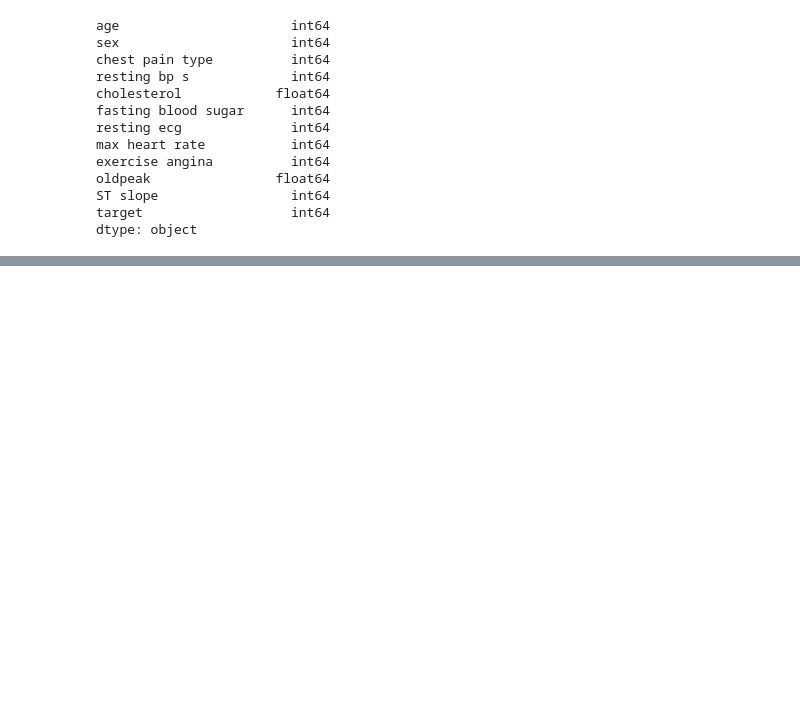
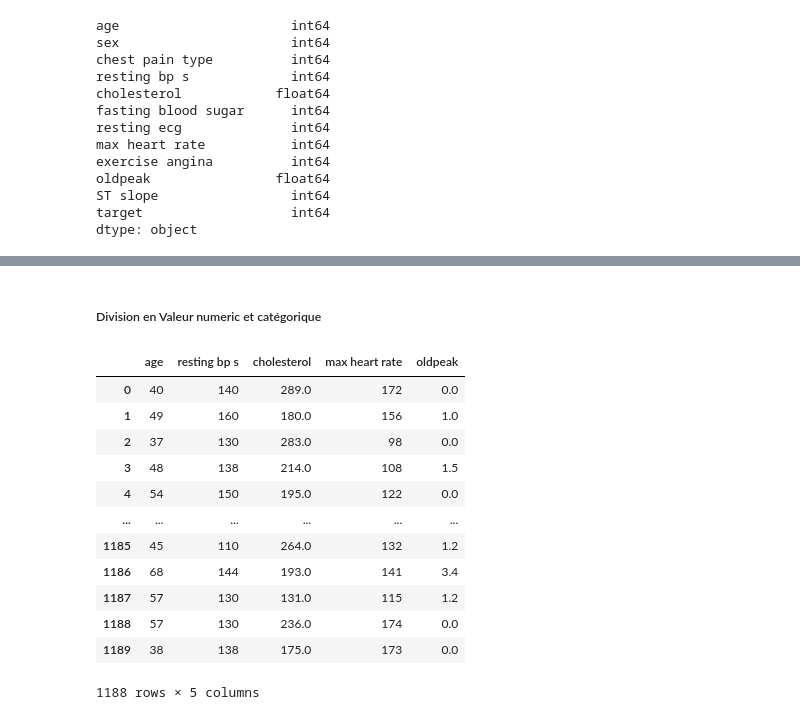
Before and after one commit to OthmaneSelloum/Heart-disease-prediction, a Jupyter notebook: Prediction Notebook.ipynb, the cells around one changed output, grey strips where cells are left out. Cells and saved outputs as stored; diff of their text form; code cells hidden in the pictures; blank space fills up the shorter version.

```diff
--- a/Prediction Notebook.ipynb
+++ b/Prediction Notebook.ipynb
@@ -134,0 +151,20 @@ data.loc[data['target'] == 1, 'target'] = 'heart disease'
+# %% [markdown]
+##### Division en Valeur numeric et catégorique
+# %%
+numerical_variables=data.select_dtypes(include=['int','float'])
+# %%
+numerical_variables
+# %% [output]
+|  | age | resting bp s | cholesterol | max heart rate | oldpeak |
+| 0 | 40 | 140 | 289.0 | 172 | 0.0 |
+| 1 | 49 | 160 | 180.0 | 156 | 1.0 |
+| 2 | 37 | 130 | 283.0 | 98 | 0.0 |
+| 3 | 48 | 138 | 214.0 | 108 | 1.5 |
+| 4 | 54 | 150 | 195.0 | 122 | 0.0 |
+| ... | ... | ... | ... | ... | ... |
+| 1185 | 45 | 110 | 264.0 | 132 | 1.2 |
+| 1186 | 68 | 144 | 193.0 | 141 | 3.4 |
+| 1187 | 57 | 130 | 131.0 | 115 | 1.2 |
+| 1188 | 57 | 130 | 236.0 | 174 | 0.0 |
+| 1189 | 38 | 138 | 175.0 | 173 | 0.0 |
+1188 rows × 5 columns
```
Also changed, not shown: parts of 6 cells of this notebook.
